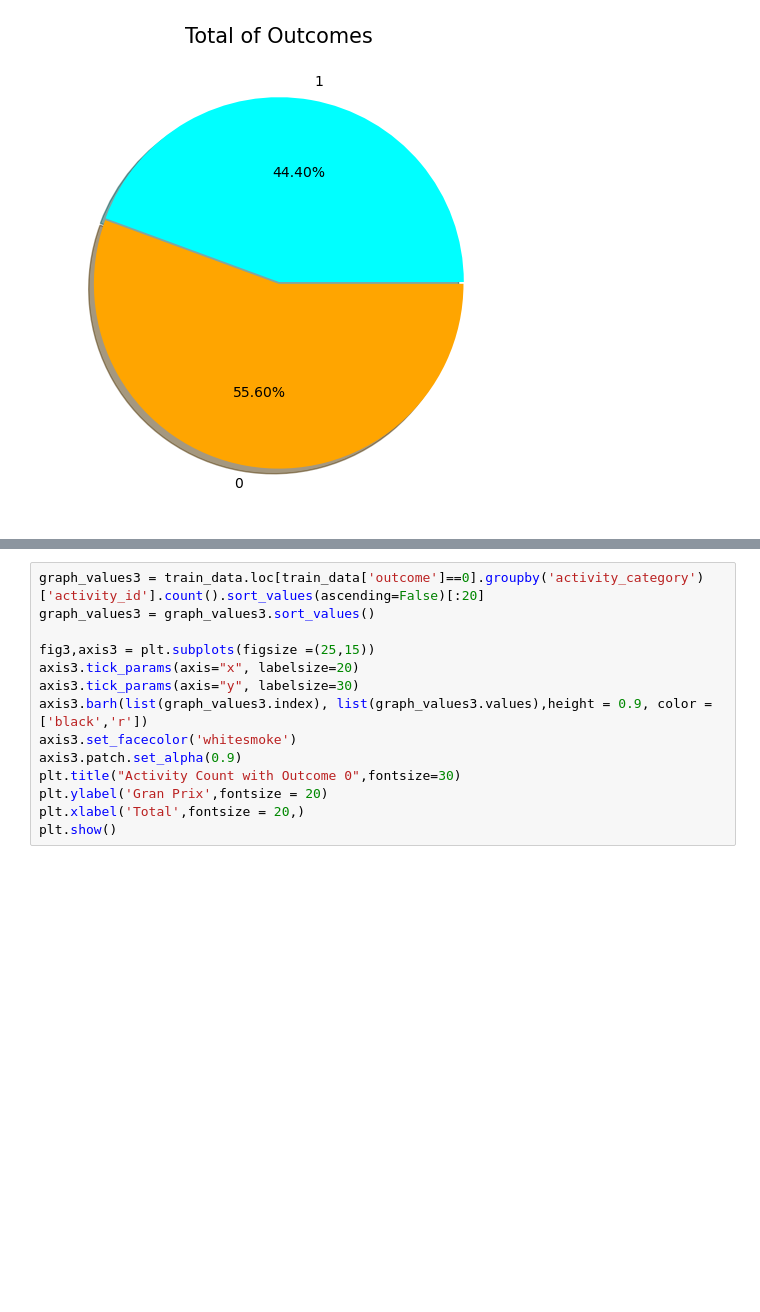
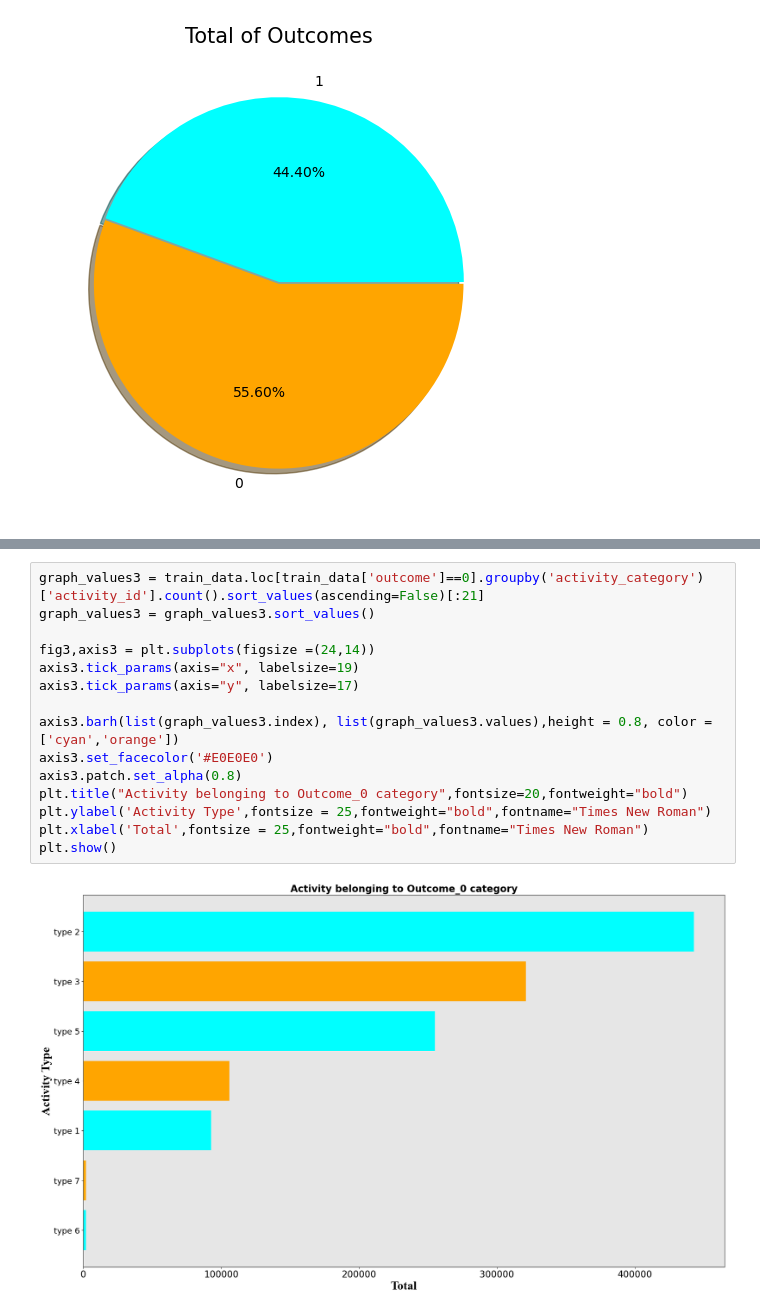
Before and after one commit to HeyIts-RJ/predicting-red-hat-business-value, a Jupyter notebook: final-project.ipynb, the cells around one changed output, grey strips where cells are left out. Drawn from its saved outputs; the diff is of its cells as text; blank space fills up the shorter version.

```diff
--- a/final-project.ipynb
+++ b/final-project.ipynb
@@ -279,17 +281,20 @@ plt.show()
 # %%
-graph_values3 = train_data.loc[train_data['outcome']==0].groupby('activity_category')['activity_id'].count().sort_values(ascending=False)[:20]
+graph_values3 = train_data.loc[train_data['outcome']==0].groupby('activity_category')['activity_id'].count().sort_values(ascending=False)[:21]
 graph_values3 = graph_values3.sort_values()
 
-fig3,axis3 = plt.subplots(figsize =(25,15))
-axis3.tick_params(axis="x", labelsize=20)
-axis3.tick_params(axis="y", labelsize=30)
-axis3.barh(list(graph_values3.index), list(graph_values3.values),height = 0.9, color = ['black','r'])
-axis3.set_facecolor('whitesmoke')
-axis3.patch.set_alpha(0.9)
-plt.title("Activity Count with Outcome 0",fontsize=30)
-plt.ylabel('Gran Prix',fontsize = 20)
-plt.xlabel('Total',fontsize = 20,)
+fig3,axis3 = plt.subplots(figsize =(24,14))
+axis3.tick_params(axis="x", labelsize=19)
+axis3.tick_params(axis="y", labelsize=17)
+
+axis3.barh(list(graph_values3.index), list(graph_values3.values),height = 0.8, color = ['cyan','orange'])
+axis3.set_facecolor('#E0E0E0')
+axis3.patch.set_alpha(0.8)
+plt.title("Activity belonging to Outcome_0 category",fontsize=20,fontweight="bold")
+plt.ylabel('Activity Type',fontsize = 25,fontweight="bold",fontname="Times New Roman")
+plt.xlabel('Total',fontsize = 25,fontweight="bold",fontname="Times New Roman")
 plt.show()
+# %% [output]
+[figure, added]
 # %%
 graph_values4 = train_data.loc[train_data['outcome']==1].groupby('activity_category')['activity_id'].count().sort_values(ascending=False)[:20]
 graph_values4 = graph_values4.sort_values()
```
Also changed, not shown: parts of 3 cells of this notebook.
